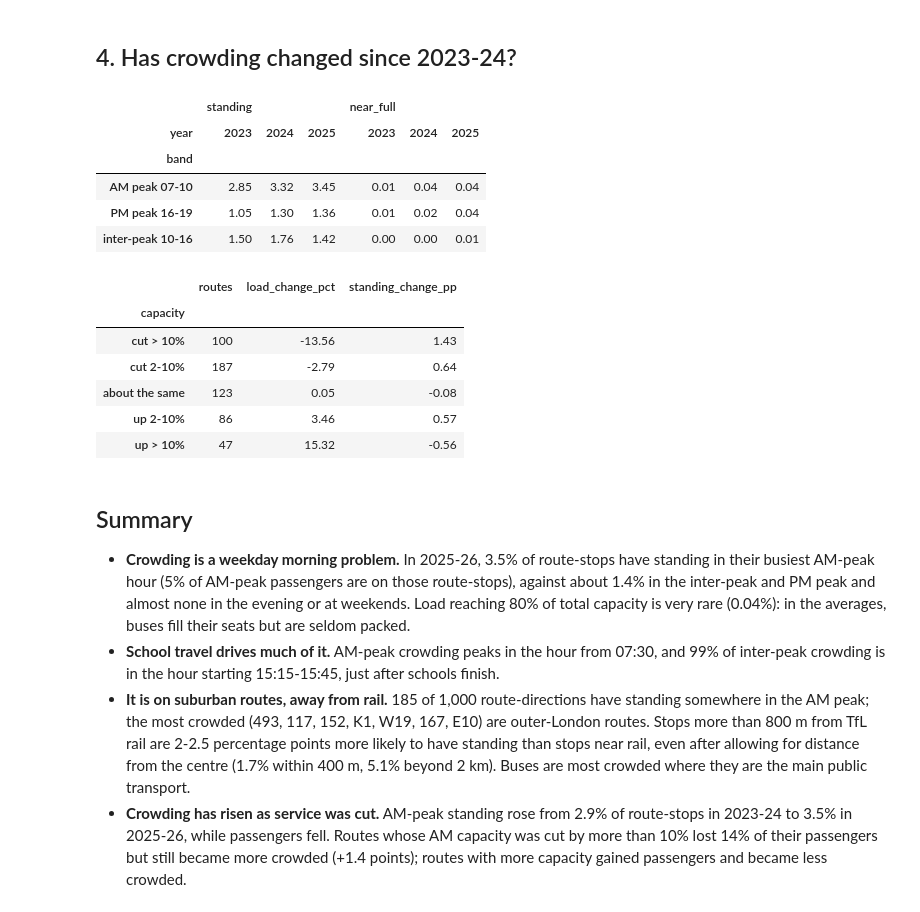
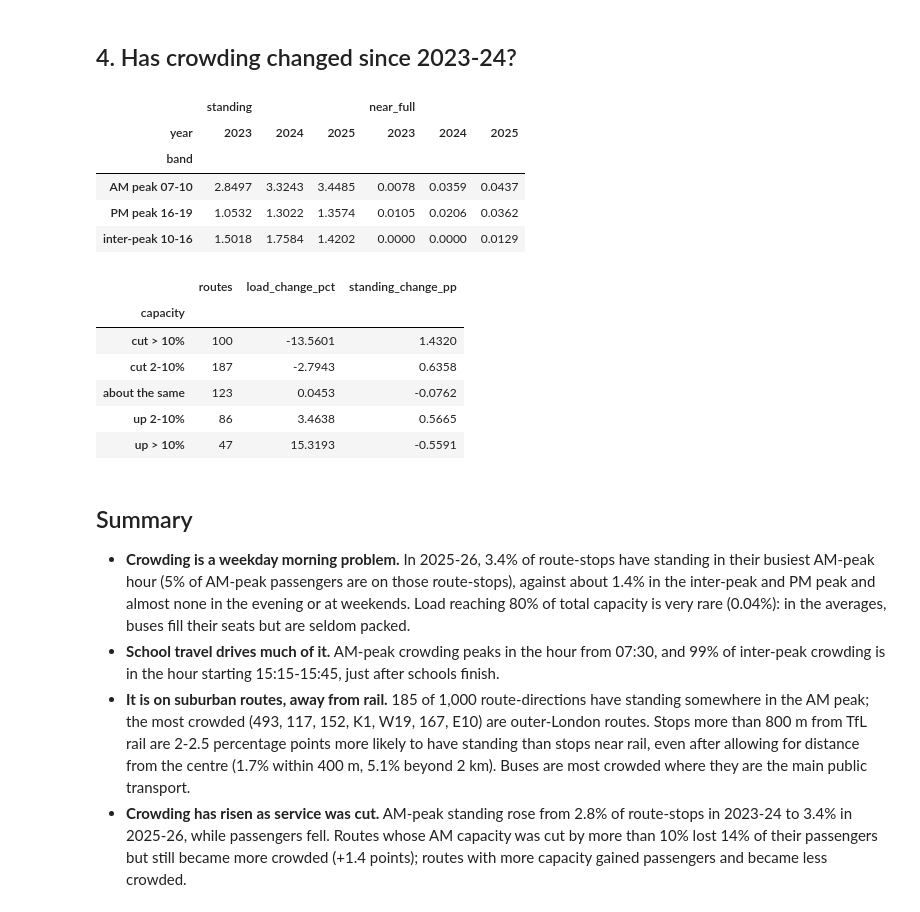
Before and after one commit to AimanxxAnsari/analysis-of-tfl-data, a Jupyter notebook: python-notebooks/bus-crowding.ipynb, the cells around one changed output. Cells and saved outputs as stored; diff of their text form; code cells hidden in the pictures.

```diff
--- a/python-notebooks/bus-crowding.ipynb
+++ b/python-notebooks/bus-crowding.ipynb
@@ -234,16 +242,16 @@ plt.tight_layout(); plt.show()
 ## 4. Has crowding changed since 2023-24?
 # %%
 trend = (m[m.ok & (m.day_type == 'Weekday') & m.band.isin(['AM peak 07-10', 'inter-peak 10-16', 'PM peak 16-19'])]
-         .groupby(['band', 'year'])[['standing', 'near_full']].mean().mul(100).round(2).unstack('year'))
+         .groupby(['band', 'year'])[['standing', 'near_full']].mean().mul(100).round(4).unstack('year'))
 trend.to_csv(B.RESULTS / 'crowding_by_year.csv')
 trend
 # %% [output]
 |  | standing |  |  | near_full |  |  |
 | year | 2023 | 2024 | 2025 | 2023 | 2024 | 2025 |
 | band |  |  |  |  |  |  |
-| AM peak 07-10 | 2.85 | 3.32 | 3.45 | 0.01 | 0.04 | 0.04 |
-| PM peak 16-19 | 1.05 | 1.30 | 1.36 | 0.01 | 0.02 | 0.04 |
-| inter-peak 10-16 | 1.50 | 1.76 | 1.42 | 0.00 | 0.00 | 0.01 |
+| AM peak 07-10 | 2.8497 | 3.3243 | 3.4485 | 0.0078 | 0.0359 | 0.0437 |
+| PM peak 16-19 | 1.0532 | 1.3022 | 1.3574 | 0.0105 | 0.0206 | 0.0362 |
+| inter-peak 10-16 | 1.5018 | 1.7584 | 1.4202 | 0.0000 | 0.0000 | 0.0129 |
 # %%
 # Route level: did routes whose AM-peak capacity was cut become more crowded?
 am_all = m[(m.day_type == 'Weekday') & (m.band == 'AM peak 07-10') & m.year.isin([2023, 2025])]
@@ -256,21 +264,21 @@ rt['d_standing_pp'] = 100 * (rt['standing_2025'] - rt['standing_2023'])
 rt['capacity'] = pd.cut(rt.d_cap, [-np.inf, -10, -2, 2, 10, np.inf],
                         labels=['cut > 10%', 'cut 2-10%', 'about the same', 'up 2-10%', 'up > 10%'])
 change = rt.groupby('capacity', observed=True).agg(routes=('d_cap', 'size'), load_change_pct=('d_load', 'median'),
-                                                    standing_change_pp=('d_standing_pp', 'mean')).round(2)
+                                                    standing_change_pp=('d_standing_pp', 'mean')).round(4)
 change.to_csv(B.RESULTS / 'crowding_change_by_capacity.csv')
 change
 # %% [output]
 |  | routes | load_change_pct | standing_change_pp |
 | capacity |  |  |  |
-| cut > 10% | 100 | -13.56 | 1.43 |
-| cut 2-10% | 187 | -2.79 | 0.64 |
-| about the same | 123 | 0.05 | -0.08 |
-| up 2-10% | 86 | 3.46 | 0.57 |
-| up > 10% | 47 | 15.32 | -0.56 |
+| cut > 10% | 100 | -13.5601 | 1.4320 |
+| cut 2-10% | 187 | -2.7943 | 0.6358 |
+| about the same | 123 | 0.0453 | -0.0762 |
+| up 2-10% | 86 | 3.4638 | 0.5665 |
+| up > 10% | 47 | 15.3193 | -0.5591 |
 # %% [markdown]
 ## Summary
 
-* **Crowding is a weekday morning problem.** In 2025-26, 3.5% of route-stops have standing in their
+* **Crowding is a weekday morning problem.** In 2025-26, 3.4% of route-stops have standing in their
   busiest AM-peak hour (5% of AM-peak passengers are on those route-stops), against about 1.4% in the
   inter-peak and PM peak and almost none in the evening or at weekends. Load reaching 80% of total
   capacity is very rare (0.04%): in the averages, buses fill their seats but are seldom packed.
@@ -281,7 +289,7 @@ change
   800 m from TfL rail are 2-2.5 percentage points more likely to have standing than stops near rail, even
   after allowing for distance from the centre (1.7% within 400 m, 5.1% beyond 2 km). Buses are most
   crowded where they are the main public transport.
-* **Crowding has risen as service was cut.** AM-peak standing rose from 2.9% of route-stops in 2023-24 to
-  3.5% in 2025-26, while passengers fell. Routes whose AM capacity was cut by more than 10% lost 14% of
+* **Crowding has risen as service was cut.** AM-peak standing rose from 2.8% of route-stops in 2023-24 to
+  3.4% in 2025-26, while passengers fell. Routes whose AM capacity was cut by more than 10% lost 14% of
   their passengers but still became more crowded (+1.4 points); routes with more capacity gained
   passengers and became less crowded.
```
Also changed, not shown: parts of 4 cells of this notebook, 34 other files.
